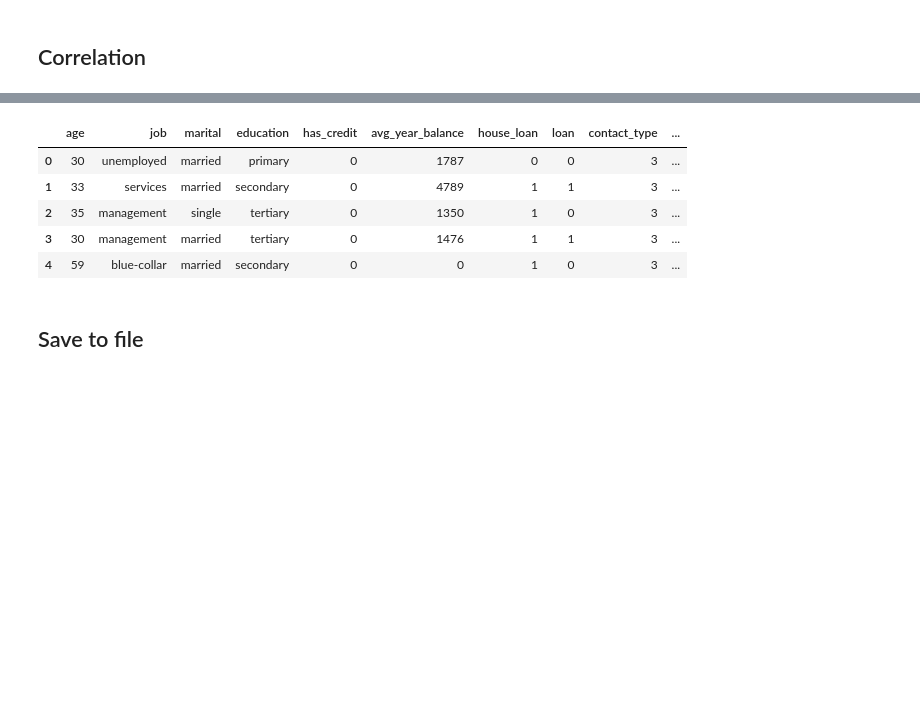
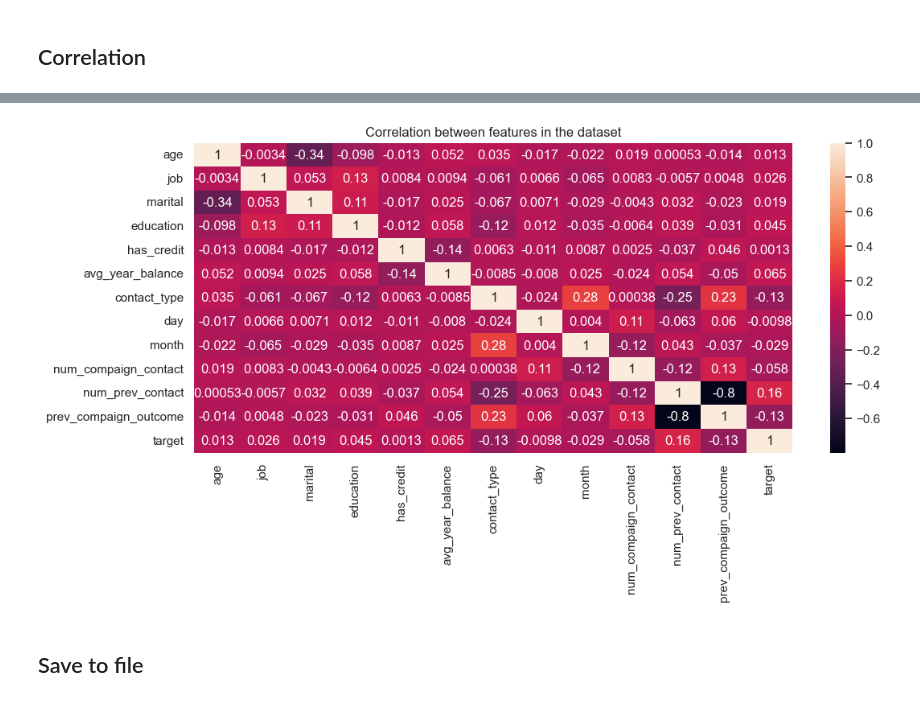
Before and after one commit to kibambe-0167/statistical-inference, a Jupyter notebook: etl.ipynb, the cells around one changed output, grey strips where cells are left out. Drawn from its saved outputs; the diff is of its cells as text; code cells hidden in the pictures; blank space fills up the shorter version.

```diff
--- a/etl.ipynb
+++ b/etl.ipynb
@@ -48,0 +141,5 @@ df.describe()
+# %%
+# encode targets or labels
+label_le = LabelEncoder()
+label_le.fit(df['target'])
+df['target'] = label_le.transform(df['target'])
@@ -65,3 +156,0 @@ df[['age','balance', 'day', 'duration', 'campaign', 'pdays', 'previous']].corr()
-# %%
-df.rename(columns={'default':'has_credit', 'balance':'avg_year_balance', 'housing':'house_loan', 'contact':'contact_type', 'duration':'last_contact_in_sec', 'campaign':'num_compaign_contact', 'pdays':'num_days_last_contact', 'previous':'num_prev_contact', 'poutcome':'prev_compaign_outcome'}, inplace=True)
-df.head()
@@ -90,20 +157,11 @@ df['has_credit'] = df['has_credit'].apply(lambda x : 1 if x=='yes' else 0 )
-# %%
-#
-df['house_loan'] = df['house_loan'].apply(lambda x: 1 if x=='yes' else 0 )
-# %%
-# df['loan'].unique()
-df['loan'] = df['loan'].apply( lambda x: 1 if x=='yes' else 0 )
-# %%
-# for columns with a lot of different names us label encoders.
-df['contact_type'] = df['contact_type'].apply( encode_contact_type )
-df.head()
-# %% [output]
-|  | age | job | marital | education | has_credit | avg_year_balance | house_loan | loan | contact_type | ... |
-| 0 | 30 | unemployed | married | primary | 0 | 1787 | 0 | 0 | 3 | ... |
-| 1 | 33 | services | married | secondary | 0 | 4789 | 1 | 1 | 3 | ... |
-| 2 | 35 | management | single | tertiary | 0 | 1350 | 1 | 0 | 3 | ... |
-| 3 | 30 | management | married | tertiary | 0 | 1476 | 1 | 1 | 3 | ... |
-| 4 | 59 | blue-collar | married | secondary | 0 | 0 | 1 | 0 | 3 | ... |
+# %%
+# show correlation between the
+plt.figure(figsize=(12, 5))
+sns.heatmap( df.corr(method='kendall'), annot=True)
+plt.title("Correlation between features in the dataset")
+plt.show()
+# %% [output]
+[figure, added]
 # %% [markdown]
 ## Save to file
 # %%
```
Also changed, not shown: parts of 25 cells of this notebook, 2 other files.
